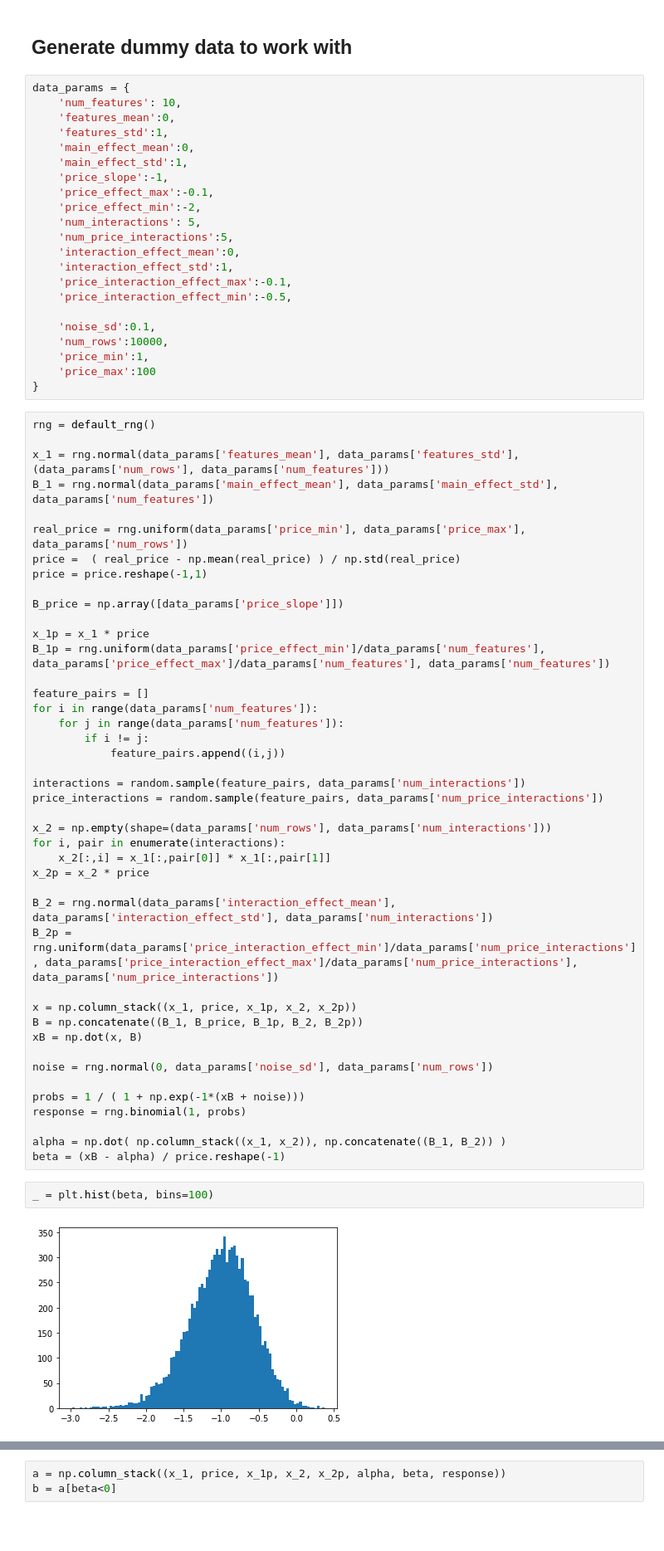
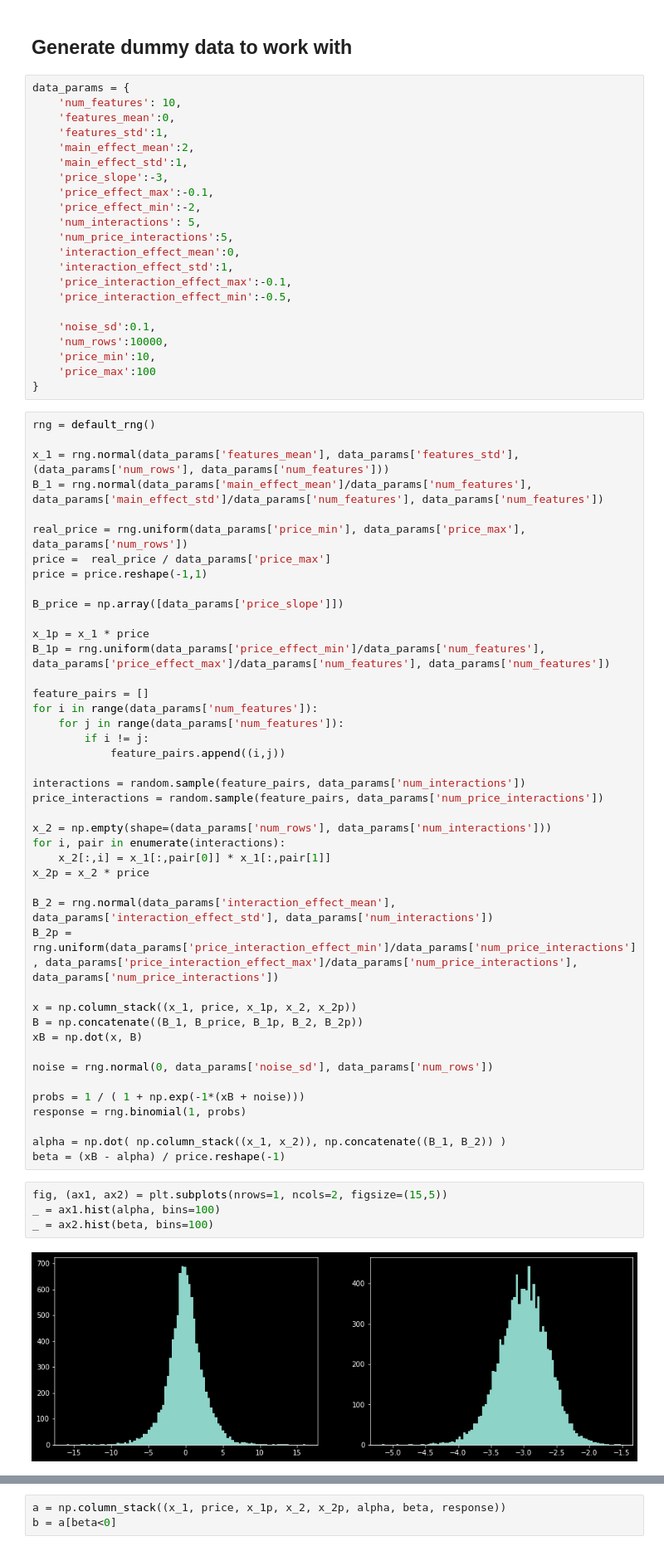
Before and after one commit to spmita/bid-response-nn, a Jupyter notebook: bid_response_scratch.ipynb, the cells around one changed output, grey strips where cells are left out. Shown at 83% size. Drawn from its saved outputs; the diff is of its cells as text; blank space fills up the shorter version.

```diff
--- a/bid_response_scratch.ipynb
+++ b/bid_response_scratch.ipynb
@@ -189,9 +191,9 @@ data_params = {
     'num_features': 10,
     'features_mean':0,
     'features_std':1,
-    'main_effect_mean':0,
+    'main_effect_mean':2,
     'main_effect_std':1,
-    'price_slope':-1,
+    'price_slope':-3,
     'price_effect_max':-0.1,
     'price_effect_min':-2,
     'num_interactions': 5,
@@ -203,17 +205,17 @@ data_params = {
 
     'noise_sd':0.1,
     'num_rows':10000,
-    'price_min':1,
+    'price_min':10,
     'price_max':100
 }
 # %%
 rng = default_rng()
 
 x_1 = rng.normal(data_params['features_mean'], data_params['features_std'], (data_params['num_rows'], data_params['num_features']))
-B_1 = rng.normal(data_params['main_effect_mean'], data_params['main_effect_std'], data_params['num_features'])
+B_1 = rng.normal(data_params['main_effect_mean']/data_params['num_features'], data_params['main_effect_std']/data_params['num_features'], data_params['num_features'])
 
 real_price = rng.uniform(data_params['price_min'], data_params['price_max'], data_params['num_rows'])
-price =  ( real_price - np.mean(real_price) ) / np.std(real_price)
+price =  real_price / data_params['price_max']
 price = price.reshape(-1,1)
 
 B_price = np.array([data_params['price_slope']])
@@ -250,9 +252,11 @@ response = rng.binomial(1, probs)
 alpha = np.dot( np.column_stack((x_1, x_2)), np.concatenate((B_1, B_2)) )
 beta = (xB - alpha) / price.reshape(-1)
 # %%
-_ = plt.hist(beta, bins=100)
+fig, (ax1, ax2) = plt.subplots(nrows=1, ncols=2, figsize=(15,5))
+_ = ax1.hist(alpha, bins=100)
+_ = ax2.hist(beta, bins=100)
 # %% [output]
-[figure, old version]
+[figure, new version]
 # %%
 def grid_plot(alpha, beta, rows=8, columns=6):
 
```
Also changed, not shown: parts of 38 cells of this notebook.
